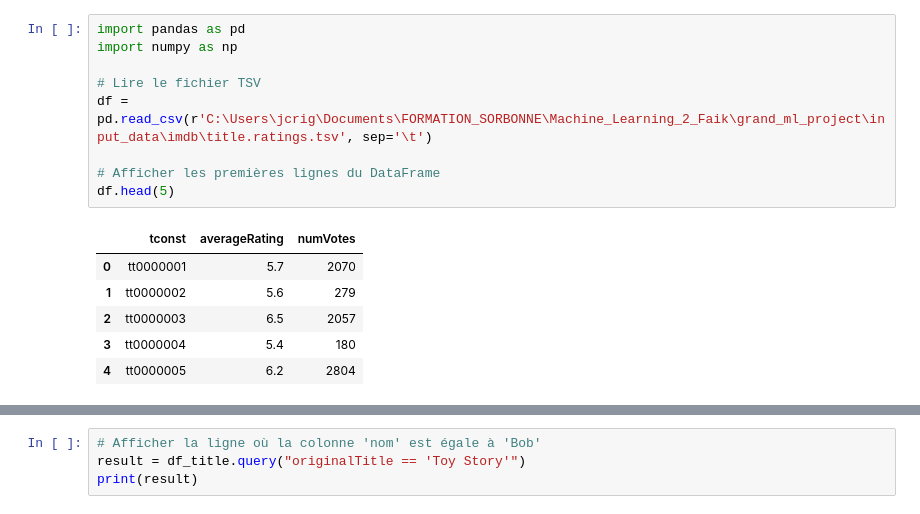
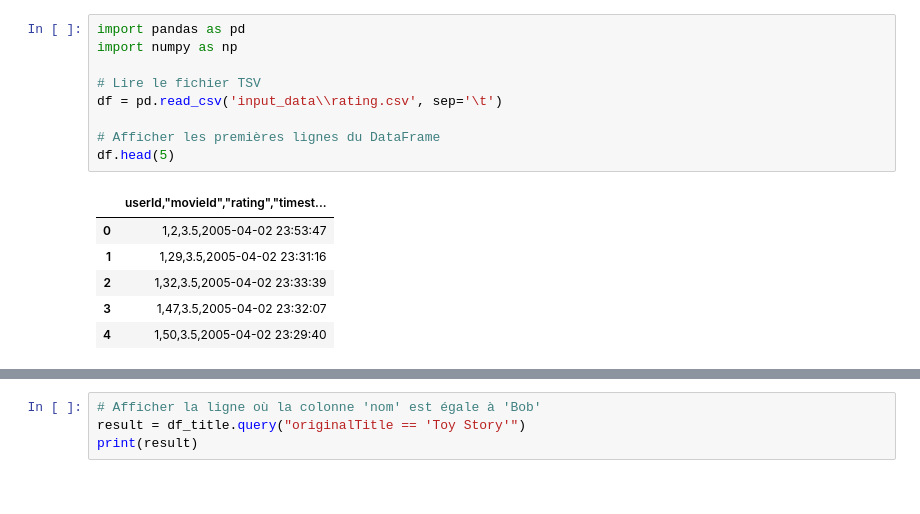
Before and after one commit to jcrigoni/grand_ml_project, a Jupyter notebook: 2_work_on_idmb.ipynb, the cells around one changed output, grey strips where cells are left out. Saved outputs shown, nothing was run; the diff lists cells and outputs as text.

```diff
--- a/imdb_encoded.ipynb
+++ b/2_work_on_idmb.ipynb
@@ -1,18 +1,18 @@
 # %%
 import pandas as pd
 import numpy as np
 
 # Lire le fichier TSV
-df = pd.read_csv(r'C:\Users\jcrig\Documents\FORMATION_SORBONNE\Machine_Learning_2_Faik\grand_ml_project\input_data\imdb\title.ratings.tsv', sep='\t')
+df = pd.read_csv('input_data\\rating.csv', sep='\t')
 
 # Afficher les premières lignes du DataFrame
 df.head(5)
 # %% [output]
-|  | tconst | averageRating | numVotes |
-| 0 | tt0000001 | 5.7 | 2070 |
-| 1 | tt0000002 | 5.6 | 279 |
-| 2 | tt0000003 | 6.5 | 2057 |
-| 3 | tt0000004 | 5.4 | 180 |
-| 4 | tt0000005 | 6.2 | 2804 |
+|  | userId,"movieId","rating","timest... |
+| 0 | 1,2,3.5,2005-04-02 23:53:47 |
+| 1 | 1,29,3.5,2005-04-02 23:31:16 |
+| 2 | 1,32,3.5,2005-04-02 23:33:39 |
+| 3 | 1,47,3.5,2005-04-02 23:32:07 |
+| 4 | 1,50,3.5,2005-04-02 23:29:40 |
 # %%
 # Lire le fichier TSV
```
Also changed, not shown: parts of 2 cells of this notebook, 5 other files.
